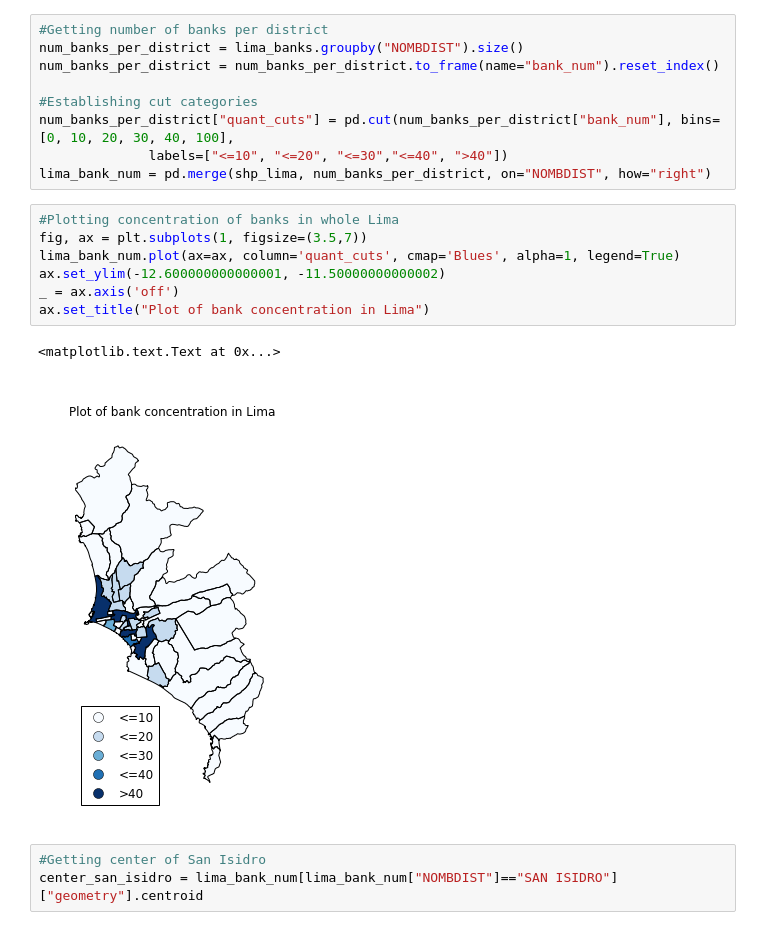
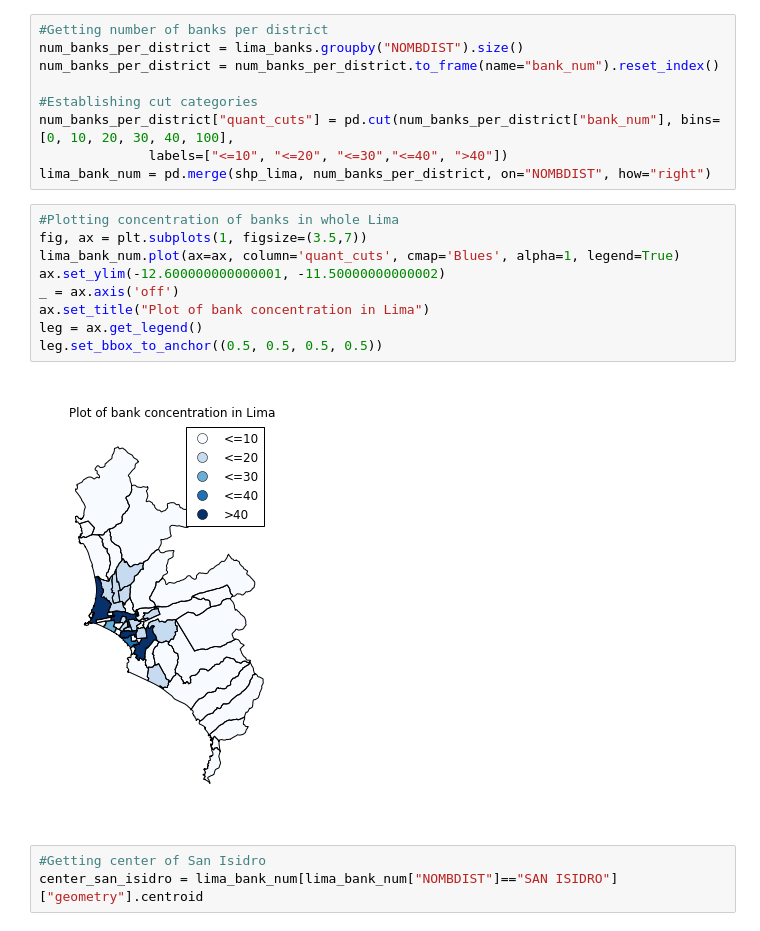
Before and after one commit to jlcoto/visualizations, a Jupyter notebook: mapping/Plotting_GeoPandas.ipynb, the cells around one changed output. Saved outputs shown, nothing was run; the diff lists cells and outputs as text.

```diff
--- a/mapping/Plotting_GeoPandas.ipynb
+++ b/mapping/Plotting_GeoPandas.ipynb
@@ -62,13 +62,14 @@ lima_bank_num = pd.merge(shp_lima, num_banks_per_district, on="NOMBDIST", how="r
 # %%
 #Plotting concentration of banks in whole Lima
 fig, ax = plt.subplots(1, figsize=(3.5,7))
 lima_bank_num.plot(ax=ax, column='quant_cuts', cmap='Blues', alpha=1, legend=True)
 ax.set_ylim(-12.600000000000001, -11.50000000000002)
 _ = ax.axis('off')
 ax.set_title("Plot of bank concentration in Lima")
+leg = ax.get_legend()
+leg.set_bbox_to_anchor((0.5, 0.5, 0.5, 0.5))
 # %% [output]
-<matplotlib.text.Text at 0x...>
-[figure, old version]
+[figure, new version]
 # %%
 #Getting center of San Isidro
 center_san_isidro = lima_bank_num[lima_bank_num["NOMBDIST"]=="SAN ISIDRO"]["geometry"].centroid
```
Also changed, not shown: parts of 10 cells of this notebook, 4 other files.
